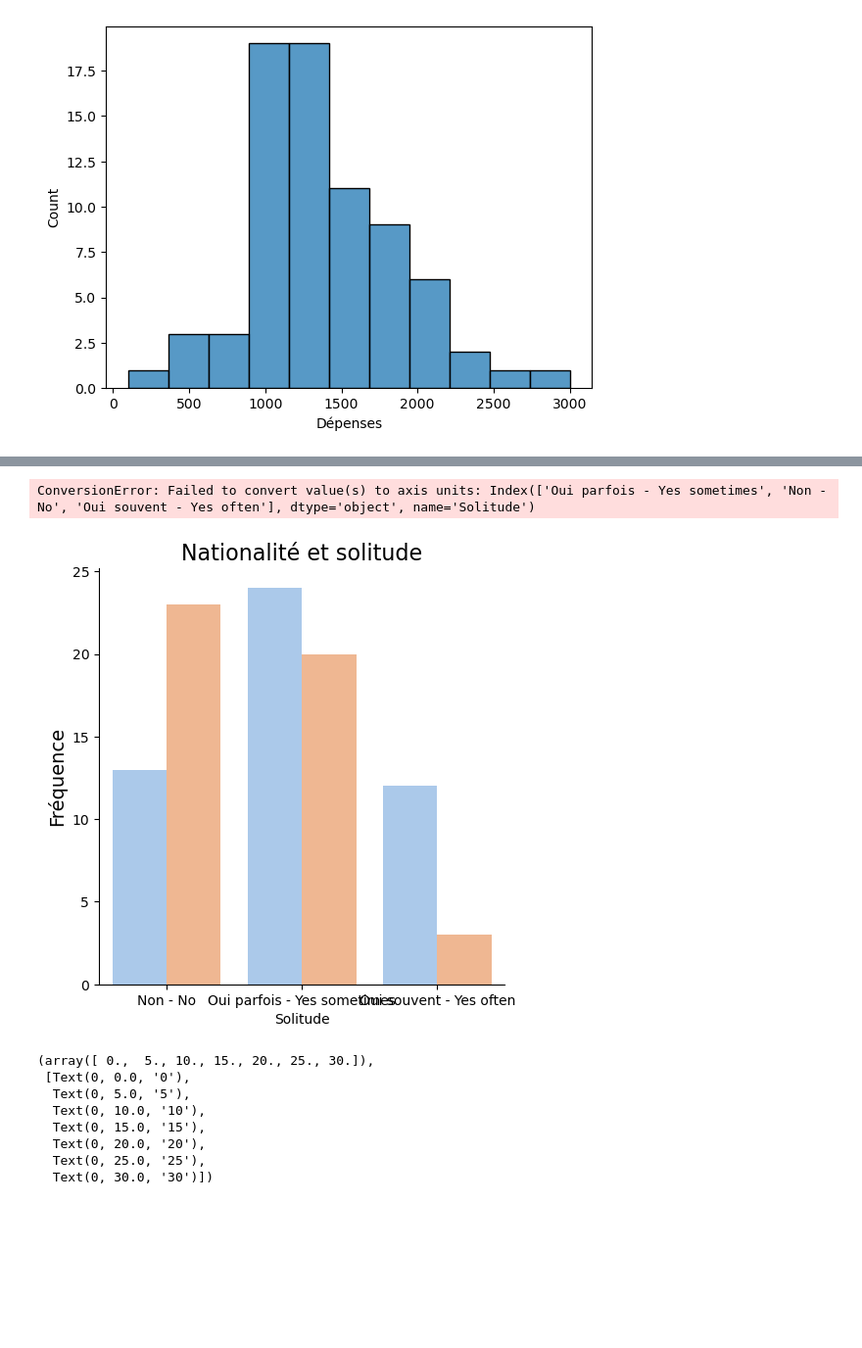
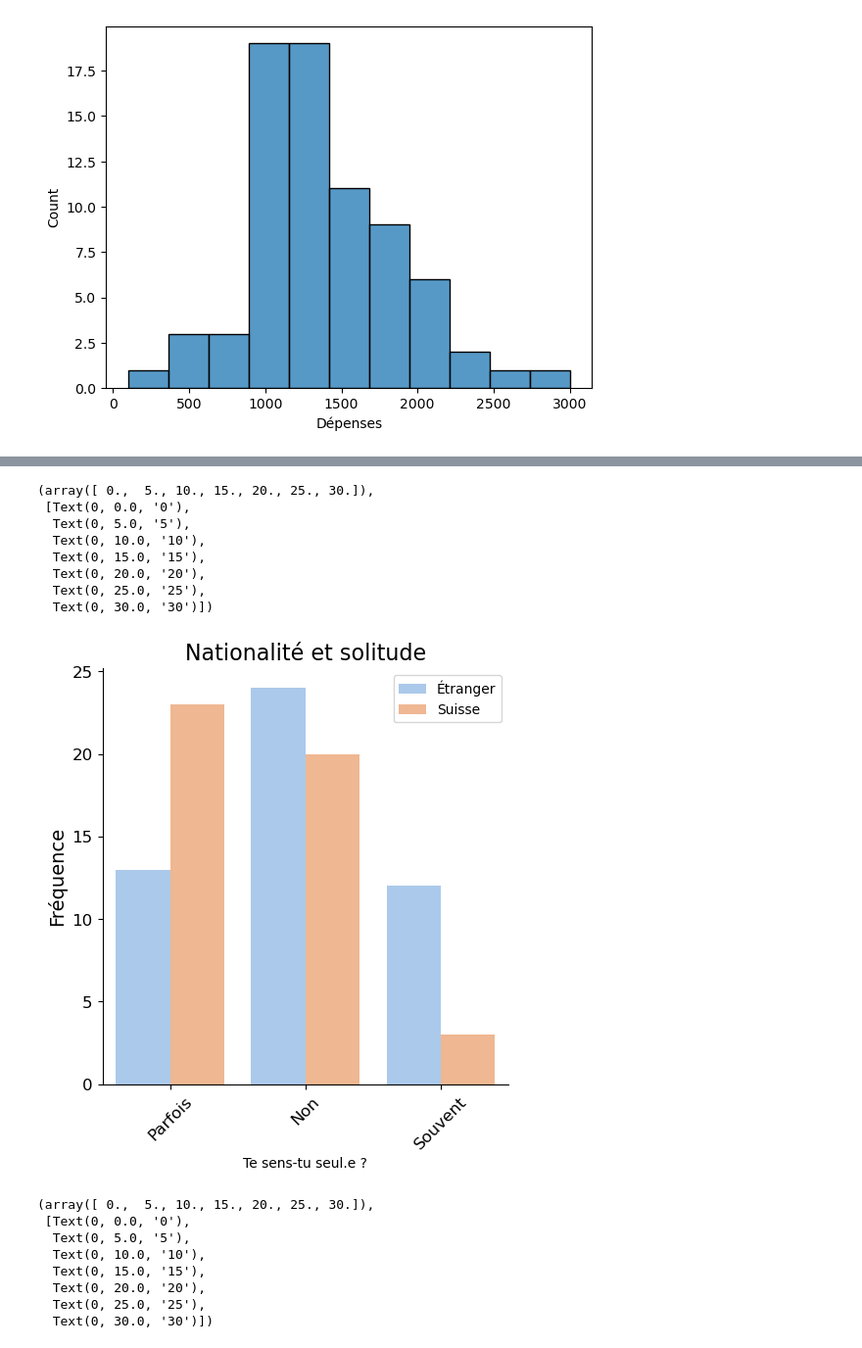
Before and after one commit to ClarissePierre/Precarite_Analyse, a Jupyter notebook: analyse.ipynb, the cells around one changed output, grey strips where cells are left out. Shown at 98% size. Drawn from its saved outputs; the diff is of its cells as text; code cells hidden in the pictures; blank space fills up the shorter version.

```diff
--- a/analyse.ipynb
+++ b/analyse.ipynb
@@ -890,25 +885,24 @@ sns.boxplot(ax=axs[2],data=data_without_parents, y="Dépenses", x="Médecin", pa
 # %%
-# Optimisme et joindre les deux bouts
-colors=["#66c2a5", "#e5c494","#fc8d62"]
-palette = sns.set_palette(sns.color_palette(colors))
-#Représentation de 2 catégorical data avec catplot
-sns.catplot(data=data, x='2bou', hue = 'Avenir',kind='count',legend=False, palette= palette)
+# Define custom colors for the palette
+colors = ["#66c2a5", "#e5c494", "#fc8d62"]
+
+# Representation of two categorical data with catplot
+sns.catplot(data=data, x='2bou', hue='Avenir', kind='count', legend=False, palette=colors)
 plt.ylabel('Fréquence', fontsize=14)
 plt.title('Optimisme et précarité', fontsize=16)
 
 # Change tick names
 category_counts = data['2bou'].value_counts()
 Types_Rev = category_counts.index
-Rev = category_counts.values
-plt.xticks(Types_Rev,['Parfois', 'Non', 'Souvent'], rotation=45)
+plt.xticks(range(len(Types_Rev)), ['Parfois', 'Non', 'Souvent'], rotation=45)
 plt.xlabel('Est-il difficile de joindre les deux bouts en fin de mois ?')
 
-#Change label of legend
+# Change label of legend
 plt.legend(loc='upper right', labels=['Optimiste', 'Neutre', 'Pessimiste'])
 
 # Adjust tick label font size
 plt.xticks(fontsize=12)
 plt.yticks(fontsize=12)
 
-#Normaliser?
+plt.show()
 # %% [output]
@@ -919,29 +910,36 @@ ConversionError: Failed to convert value(s) to axis units: Index(['Non - No', 'O
 # %%
 # Précarité / étranger
 #Créer colonne suisse ou étranger
 data['Étranger'] = data['Nationalité'].apply(lambda x: 'Non' if x == 'Switzerland' else 'Oui' )
 
 #Représentation de 2 catégorical data avec catplot
-sns.catplot(data=data, x='Solitude', hue = 'Étranger',kind='count', legend=False, palette= 'pastel')
+sns.catplot(data=data, x='Solitude', hue = 'Étranger',kind='count', legend=False,palette= 'pastel')
 plt.ylabel('Fréquence', fontsize=14)
 plt.title('Nationalité et solitude', fontsize=16)
 
 # Change tick names
+# Change tick names
 category_counts = data['Solitude'].value_counts()
-Types_Rev = category_counts.index
+Types_Rev = category_counts.index.astype(str)
 Rev = category_counts.values
-plt.xticks(Types_Rev,['Parfois', 'Non', 'Souvent'], rotation=45)
+plt.xticks(range(len(Types_Rev)), ['Parfois', 'Non', 'Souvent'], rotation=45)
 plt.xlabel('Te sens-tu seul.e ?')
-
 #Change label of legend
 plt.legend(loc='upper right', labels=['Étranger', 'Suisse'])
 
 # Adjust tick label font size
 plt.xticks(fontsize=12)
 plt.yticks(fontsize=12)
 # %% [output]
-ConversionError: Failed to convert value(s) to axis units: Index(['Oui parfois - Yes sometimes', 'Non - No', 'Oui souvent - Yes often'], dtype='object', name='Solitude')
+(array([ 0.,  5., 10., 15., 20., 25., 30.]),
+ [Text(0, 0.0, '0'),
+  Text(0, 5.0, '5'),
+  Text(0, 10.0, '10'),
+  Text(0, 15.0, '15'),
+  Text(0, 20.0, '20'),
+  Text(0, 25.0, '25'),
+  Text(0, 30.0, '30')])
-[figure, old version]
+[figure, new version]
 # %%
 # Étudiants internationaux  versus indicateurs de précarité 2
 
```
Also changed, not shown: parts of 16 cells of this notebook.
